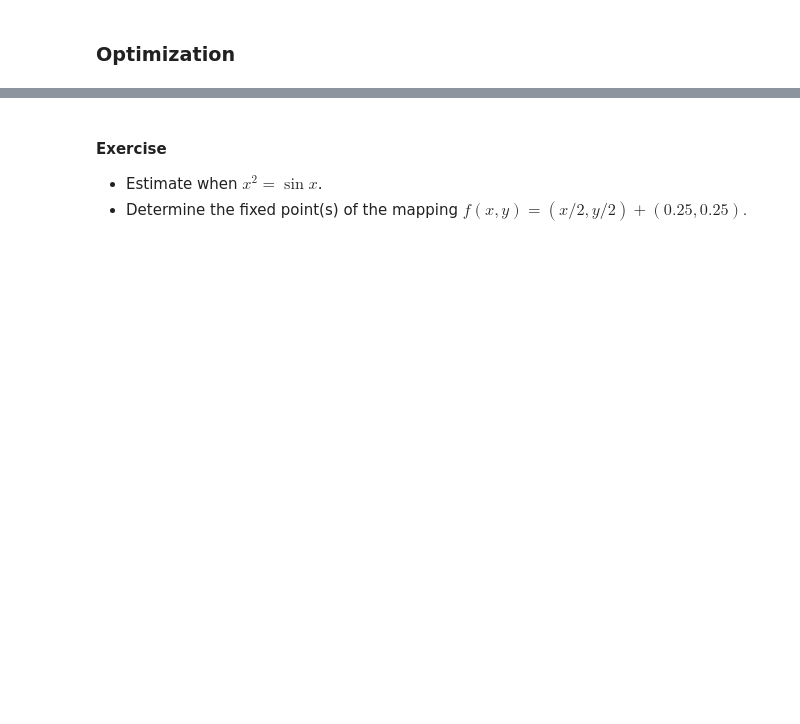
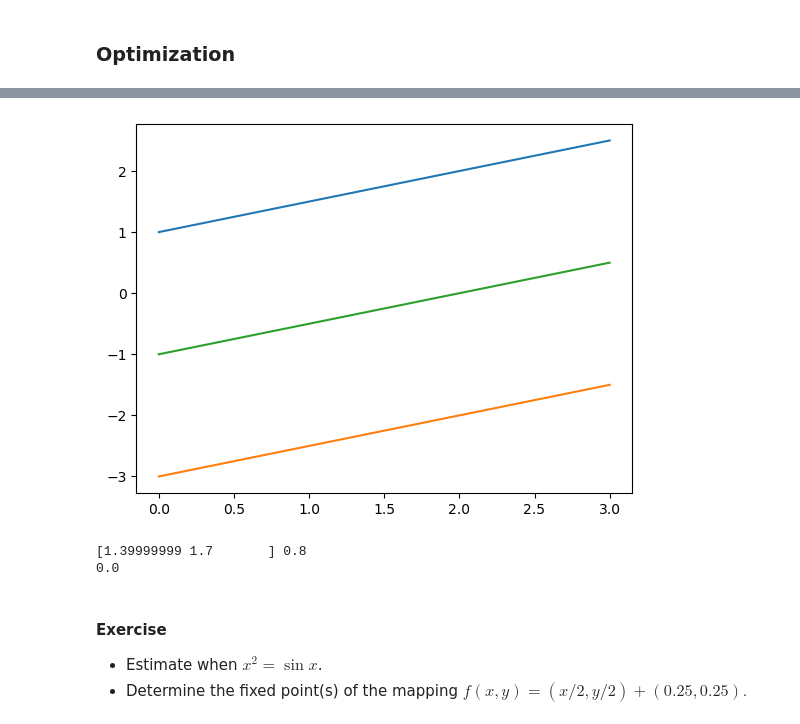
Before and after one commit to julianjica/ScientificComputingI, a Jupyter notebook: Scipy/Scipy.ipynb, the cells around one changed output, grey strips where cells are left out. Cells and saved outputs as stored; diff of their text form; code cells hidden in the pictures; blank space fills up the shorter version.

```diff
--- a/Scipy/Scipy.ipynb
+++ b/Scipy/Scipy.ipynb
@@ -154,13 +216,26 @@ print(result.x, result.fun)
+# %%
+x = np.linspace(0, 3)
+plt.plot(x, x/2 +1)
+plt.plot(x, x/2-3)
+plt.plot(x, x/2-1)
+plt.show()
+# %% [output]
+[figure, added]
 # %%
 def objective(x):
     return (x[0] - 1)**2 + (x[1] - 2.5)**2
 
-cons = ({'type': 'ineq', 'fun': lambda x:  x[0] - 2 * x[1] + 2},
+cons = ({'type': 'eq', 'fun': lambda x:  x[0] - 2 * x[1] + 2},
         {'type': 'ineq', 'fun': lambda x: -x[0] - 2 * x[1] + 6},
         {'type': 'ineq', 'fun': lambda x: -x[0] + 2 * x[1] + 2})
 
 result = optimize.minimize(objective, x0=[0, 0], method='SLSQP', constraints=cons)
+x, y = result.x
 print(result.x, result.fun)
+print(x-2*y+2)
+# %% [output]
+[1.39999999 1.7       ] 0.8
+0.0
 # %% [markdown]
 #### Exercise
 - Estimate when $x^2= \sin x$.
```
Also changed, not shown: parts of 18 cells of this notebook.
